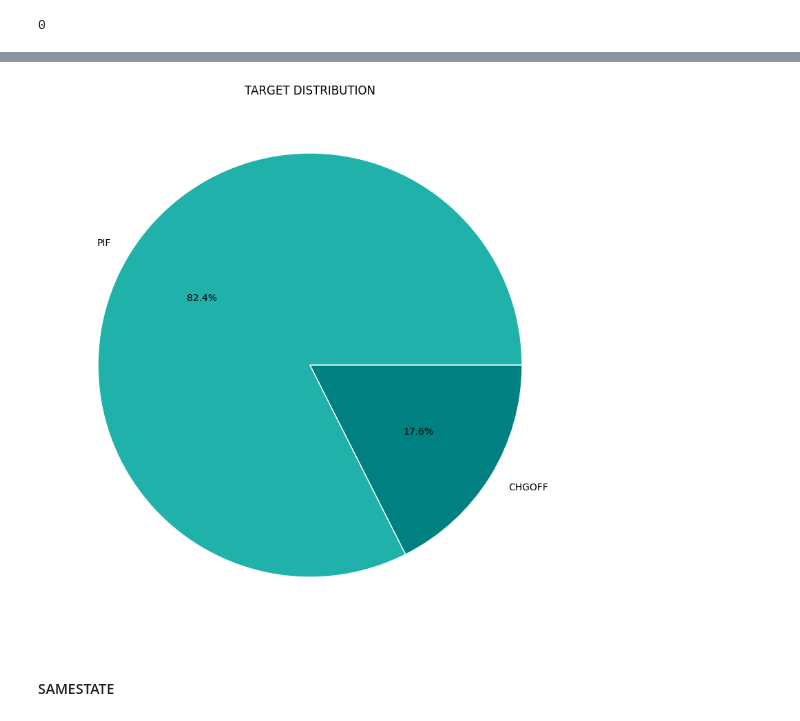
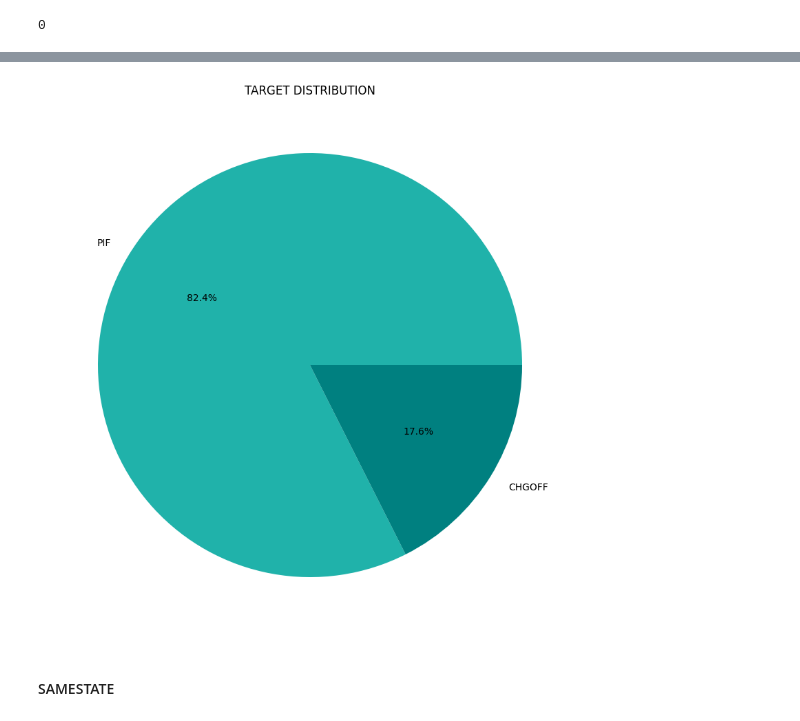
Before and after one commit to GMartin-Data/loan_approval, a Jupyter notebook: tests.ipynb, the cells around one changed output, grey strips where cells are left out. Saved outputs shown, nothing was run; the diff lists cells and outputs as text; code cells hidden in the pictures.

Commit message:
maj graphs et doublons à traiter

```diff
--- a/tests.ipynb
+++ b/tests.ipynb
@@ -1220,12 +1198,12 @@ Name: count, dtype: int64
 # %%
 plt.figure(figsize=(10,10))
 labels = ["PIF", "CHGOFF"]
 colors = ["lightseagreen", "teal"]
 plt.title("TARGET DISTRIBUTION")
-plt.pie(dataframe.MIS_Status.value_counts(), labels=labels, colors=colors, autopct='%1.1f%%', wedgeprops={'edgecolor':'white'})
+plt.pie(dataframe.MIS_Status.value_counts(), labels=labels, colors=colors, autopct='%1.1f%%', wedgeprops=None)
 plt.show()
 # %% [output]
-[figure, old version]
+[figure, new version]
 # %% [markdown]
 #### SAMESTATE
 # %%
```
Also changed, not shown: parts of 27 cells of this notebook.
